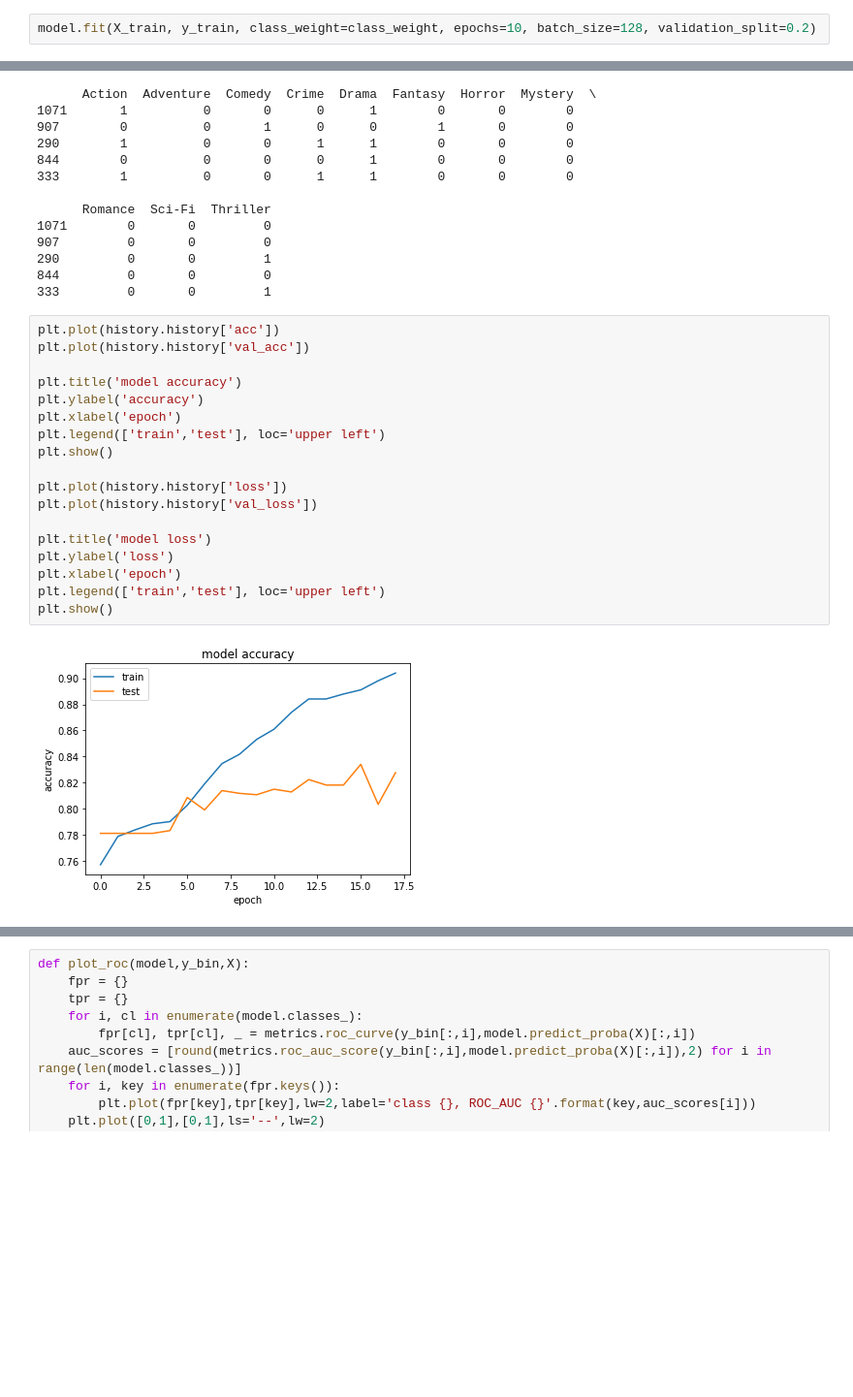
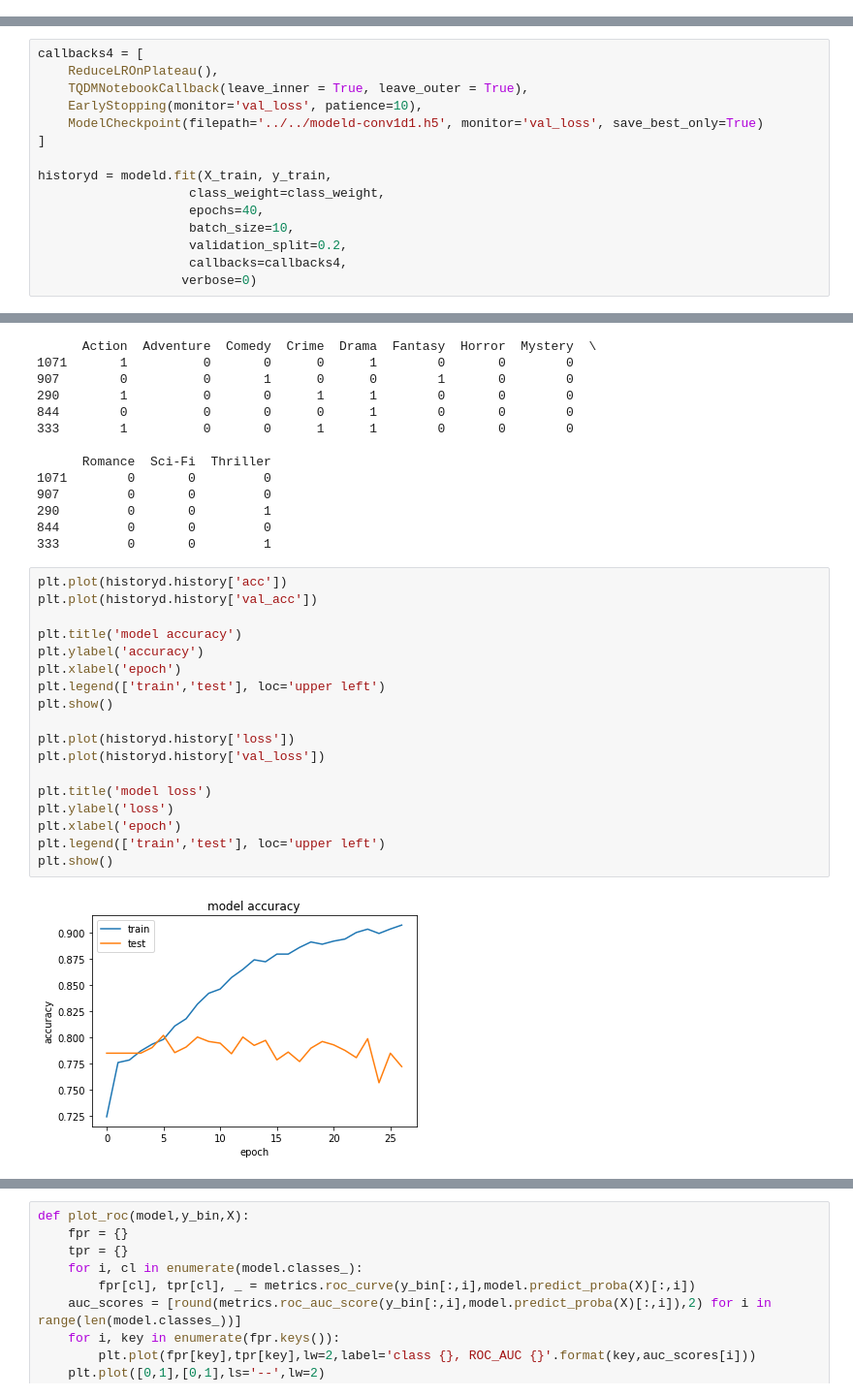
Before and after one commit to SWelbeck/NLP_genre_classification, a Jupyter notebook: Notebooks/Neural_Nets.ipynb, the cells around one changed output, grey strips where cells are left out. Shown at 97% size. Drawn from its saved outputs; the diff is of its cells as text; blank space fills up the shorter version.

```diff
--- a/Notebooks/Neural_Nets.ipynb
+++ b/Notebooks/Neural_Nets.ipynb
@@ -525,2 +648,0 @@ model.compile(loss='binary_crossentropy',
-# %%
-model.fit(X_train, y_train, class_weight=class_weight, epochs=10, batch_size=128, validation_split=0.2)
@@ -546 +695,16 @@ Epoch 10/10
+# %%
+callbacks4 = [
+    ReduceLROnPlateau(),
+    TQDMNotebookCallback(leave_inner = True, leave_outer = True),
+    EarlyStopping(monitor='val_loss', patience=10),
+    ModelCheckpoint(filepath='../../modeld-conv1d1.h5', monitor='val_loss', save_best_only=True)
+]
+
+historyd = modeld.fit(X_train, y_train,
+                    class_weight=class_weight,
+                    epochs=40,
+                    batch_size=10,
+                    validation_split=0.2,
+                    callbacks=callbacks4,
+                   verbose=0)
 # %%
@@ -709,22 +751,22 @@ print(y_test[:5])
 844         0       0         0
 333         0       0         1
 # %%
-plt.plot(history.history['acc'])
-plt.plot(history.history['val_acc'])
+plt.plot(historyd.history['acc'])
+plt.plot(historyd.history['val_acc'])
 
 plt.title('model accuracy')
 plt.ylabel('accuracy')
 plt.xlabel('epoch')
 plt.legend(['train','test'], loc='upper left')
 plt.show()
 
-plt.plot(history.history['loss'])
-plt.plot(history.history['val_loss'])
+plt.plot(historyd.history['loss'])
+plt.plot(historyd.history['val_loss'])
 
 plt.title('model loss')
 plt.ylabel('loss')
 plt.xlabel('epoch')
 plt.legend(['train','test'], loc='upper left')
 plt.show()
 # %% [output]
-[figure, old version]
+[figure, new version]
```
Also changed, not shown: parts of 88 cells of this notebook, 1 other file.
